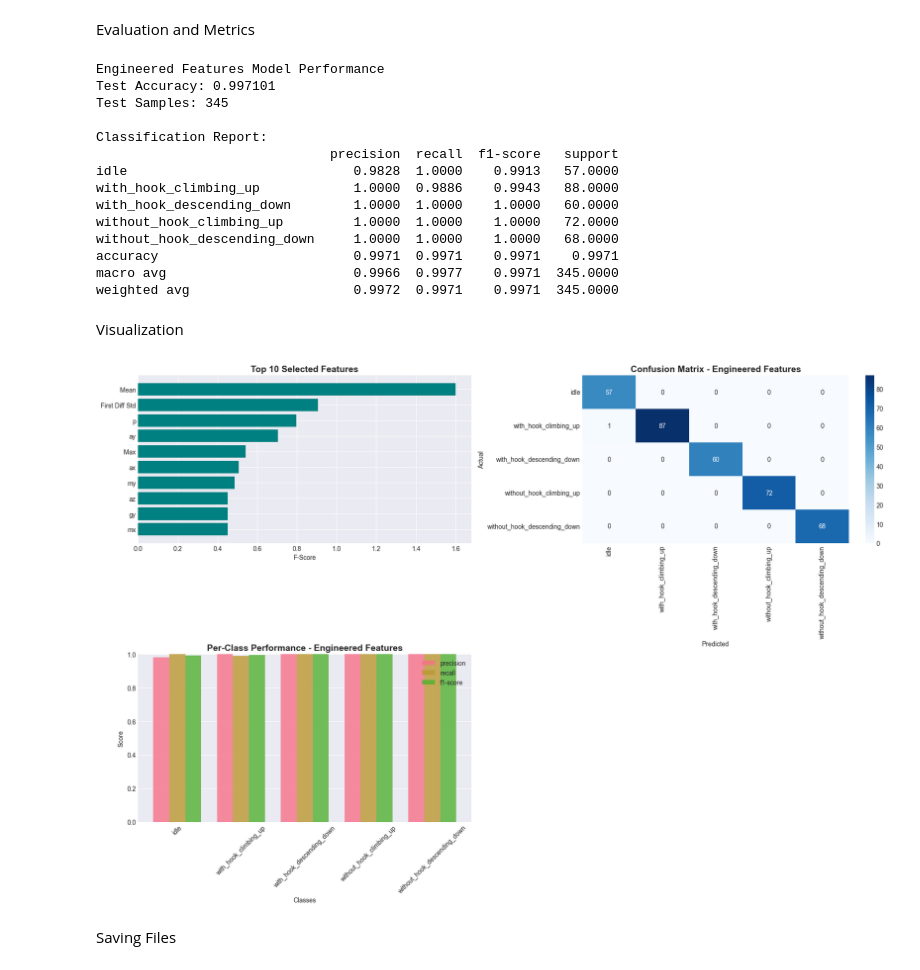
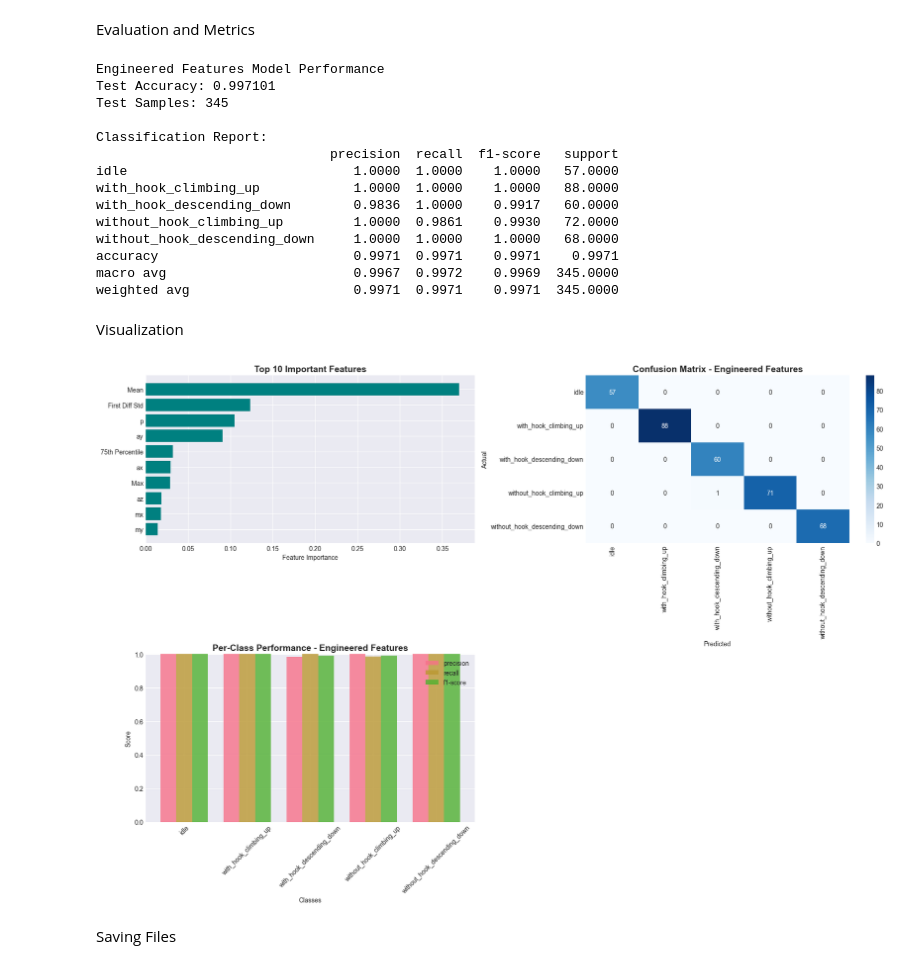
Before and after one commit to ParminderSinghGithub/KaramSafety, a Jupyter notebook: v3_Parminder/Parminder_Singh-climbing_activity_classifier.ipynb, the cells around one changed output. Cells and saved outputs as stored; diff of their text form; code cells hidden in the pictures.

```diff
--- a/v3_Parminder/Parminder_Singh-climbing_activity_classifier.ipynb
+++ b/v3_Parminder/Parminder_Singh-climbing_activity_classifier.ipynb
@@ -383,9 +384,27 @@ Test features: (345, 29)
 # %% [markdown]
 Feature Selection and Scaling
 # %%
-selector = SelectKBest(mutual_info_classif, k=10)
-X_train_selected = selector.fit_transform(X_train_combined, y_train_processed)
+# GRF-based Feature Selection
+# Step 1: Train base RF for importance estimation
+base_rf = RandomForestClassifier(n_estimators=100, random_state=43, n_jobs=-1)
+base_rf.fit(X_train_combined, y_train_processed)
+initial_importances = base_rf.feature_importances_
+
+# Step 2: Compute guided importance: λ_i = γ * I_i
+gamma = 0.5
+guided_importances = gamma * initial_importances
+
+# Step 3: Select features based on importance threshold
+threshold = np.median(guided_importances)
+selector = SelectFromModel(base_rf, threshold=threshold, prefit=True)
+
+X_train_selected = selector.transform(X_train_combined)
 X_test_selected = selector.transform(X_test_combined)
+print(f"Features selected: {X_train_selected.shape[1]}")
+
+selected_mask = selector.get_support()
+selected_feature_names = [name for i, name in enumerate(all_feature_names) if selected_mask[i]]
+print("Selected features:", selected_feature_names)
 
 scaler = StandardScaler()
 X_train_final = scaler.fit_transform(X_train_selected)
@@ -407,7 +444,7 @@ LogisticRegression(C=0.089, intercept_scaling=0.8, multi_class='multinomial',
 # %% [markdown]
 Evaluation and Metrics
 # %%
-y_pred_engineered = model.predict(X_test_final)
+y_pred_engineered = model_engineered.predict(X_test_final)
 accuracy_engineered = accuracy_score(y_test_processed, y_pred_engineered)
 cm_engineered = confusion_matrix(y_test_processed, y_pred_engineered)
 classification_rep_engineered = classification_report(y_test_processed, y_pred_engineered, output_dict=True)
@@ -426,64 +463,64 @@ Test Samples: 345
 
 Classification Report:
                               precision  recall  f1-score   support
-idle                             0.9828  1.0000    0.9913   57.0000
-with_hook_climbing_up            1.0000  0.9886    0.9943   88.0000
-with_hook_descending_down        1.0000  1.0000    1.0000   60.0000
-without_hook_climbing_up         1.0000  1.0000    1.0000   72.0000
+idle                             1.0000  1.0000    1.0000   57.0000
+with_hook_climbing_up            1.0000  1.0000    1.0000   88.0000
+with_hook_descending_down        0.9836  1.0000    0.9917   60.0000
+without_hook_climbing_up         1.0000  0.9861    0.9930   72.0000
 without_hook_descending_down     1.0000  1.0000    1.0000   68.0000
 accuracy                         0.9971  0.9971    0.9971    0.9971
-macro avg                        0.9966  0.9977    0.9971  345.0000
-weighted avg                     0.9972  0.9971    0.9971  345.0000
+macro avg                        0.9967  0.9972    0.9969  345.0000
+weighted avg                     0.9971  0.9971    0.9971  345.0000
 # %% [markdown]
 Visualization
 # %%
 fig, axes = plt.subplots(2, 2, figsize=(18, 12))
 
 # Top 10 Selected Features
-if hasattr(selector, 'scores_'):
-    top_10_idx = np.argsort(selector.scores_)[-10:]
-    top_10_scores = selector.scores_[top_10_idx]
-    top_10_names = [all_feature_names[i] for i in top_10_idx]
+top_10_idx = np.argsort(initial_importances)[-10:][::-1]
+top_10_scores = initial_importances[top_10_idx]
+top_10_names = [all_feature_names[i] for i in top_10_idx]
 
-    y_pos = np.arange(len(top_10_scores))
-    axes[0, 0].barh(y_pos, top_10_scores, color='teal')
-    axes[0, 0].set_yticks(y_pos)
-    axes[0, 0].set_yticklabels(top_10_names)
-    axes[0, 0].set_xlabel('F-Score')
-    axes[0, 0].set_title('Top 10 Selected Features', fontsize=14, fontweight='bold')
+y_pos = np.arange(len(top_10_scores))
+axes[0, 0].barh(y_pos, top_10_scores, color='teal')
+axes[0, 0].set_yticks(y_pos)
+axes[0, 0].set_yticklabels(top_10_names)
+axes[0, 0].invert_yaxis()  # Most important feature on top
+axes[0, 0].set_xlabel('Feature Importance')
+axes[0, 0].set_title('Top 10 Important Features', fontsize=14, fontweight='bold')
 
 # Confusion Matrix
 sns.heatmap(cm_engineered, annot=True, fmt='d', cmap='Blues',
             xticklabels=model_engineered.classes_,
             yticklabels=model_engineered.classes_,
             ax=axes[0, 1])
 axes[0, 1].set_title('Confusion Matrix - Engineered Features', fontsize=14, fontweight='bold')
 axes[0, 1].set_xlabel('Predicted')
 axes[0, 1].set_ylabel('Actual')
 
 # Per-Class Performance Bar Chart
 metrics = ['precision', 'recall', 'f1-score']
 classes = [c for c in results_df_engineered.index if c not in ['accuracy', 'macro avg', 'weighted avg']]
 x_pos = np.arange(len(classes))
 
 for i, metric in enumerate(metrics):
     values = [results_df_engineered.loc[c, metric] for c in classes]
     axes[1, 0].bar(x_pos + i*0.25, values, width=0.25, label=metric, alpha=0.8)
 
 axes[1, 0].set_xlabel('Classes')
 axes[1, 0].set_ylabel('Score')
 axes[1, 0].set_title('Per-Class Performance - Engineered Features', fontsize=14, fontweight='bold')
 axes[1, 0].set_xticks(x_pos + 0.25)
 axes[1, 0].set_xticklabels(classes, rotation=45)
 axes[1, 0].legend()
 axes[1, 0].set_ylim(0, 1)
 
 fig.delaxes(axes[1, 1])
 
 plt.tight_layout()
 plt.show()
 # %% [output]
-[figure, old version]
+[figure, new version]
 # %% [markdown]
 Saving Files
 # %%
```
Also changed, not shown: parts of 5 cells of this notebook, 2 other files.
